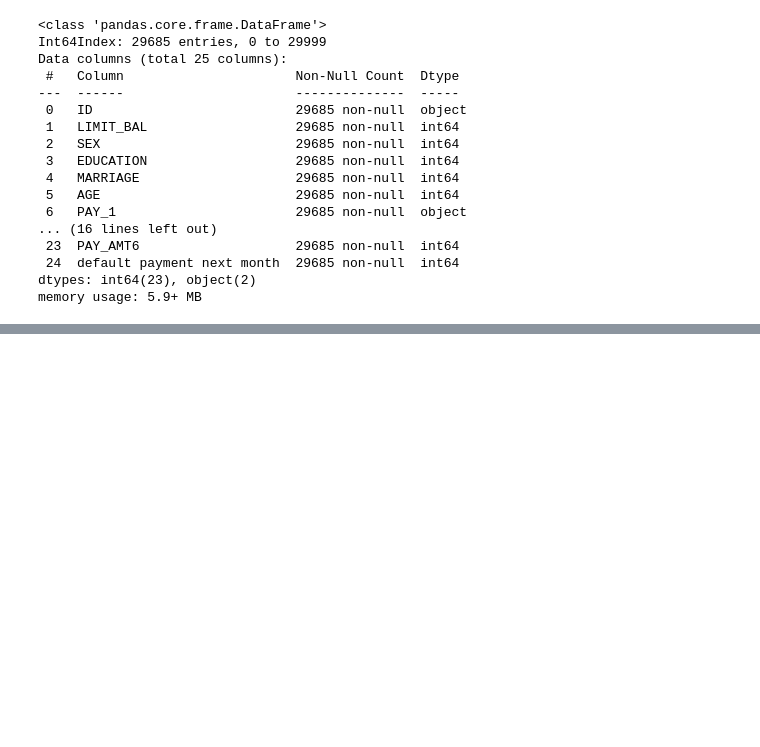
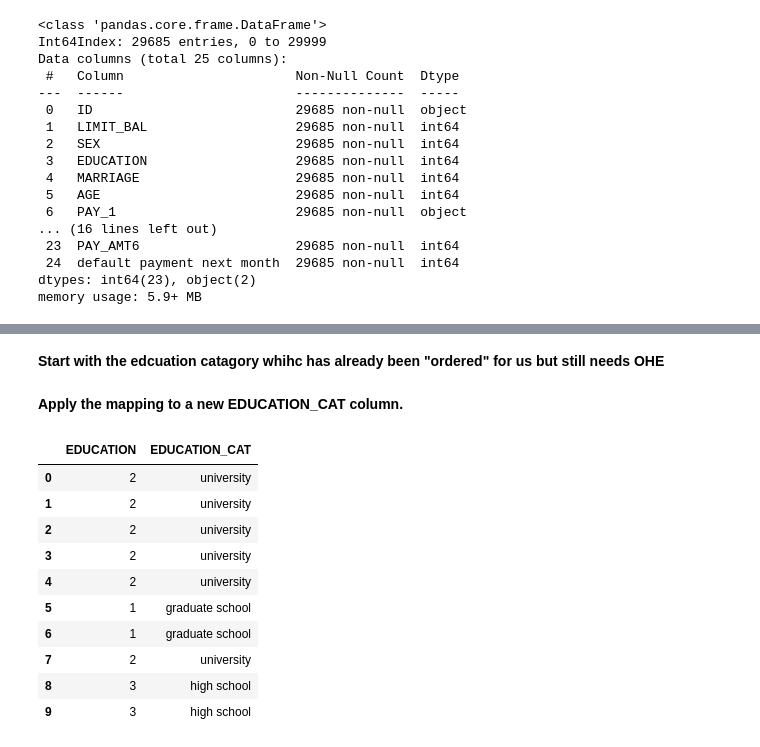
Before and after one commit to jkenney0501/Python_Supervised_Learning, a Jupyter notebook: LogisticRegression-CreditDefault/NoteBooks/Data Exploration and Cleaning.ipynb, the cells around one changed output, grey strips where cells are left out. Saved outputs shown, nothing was run; the diff lists cells and outputs as text; code cells hidden in the pictures; blank space fills up the shorter version.

```diff
--- a/LogisticRegression-CreditDefault/NoteBooks/Data Exploration and Cleaning.ipynb
+++ b/LogisticRegression-CreditDefault/NoteBooks/Data Exploration and Cleaning.ipynb
@@ -205,0 +330,3 @@ memory usage: 5.9+ MB
+# %%
+# group 0,5,6 inpt other
+df_clean2['EDUCATION'].replace(to_replace=[0,5,6], value=4, inplace=True)
@@ -205,0 +370,2 @@ memory usage: 5.9+ MB
+# %% [markdown]
+**Start with the edcuation catagory whihc has already been "ordered" for us but still needs OHE**
@@ -205,0 +380,2 @@ memory usage: 5.9+ MB
+# %% [markdown]
+**Apply the mapping to a new EDUCATION_CAT column.**
@@ -205,0 +384,15 @@ memory usage: 5.9+ MB
+# %%
+# view results
+df_clean2[['EDUCATION', 'EDUCATION_CAT']].head(10)
+# %% [output]
+|  | EDUCATION | EDUCATION_CAT |
+| 0 | 2 | university |
+| 1 | 2 | university |
+| 2 | 2 | university |
+| 3 | 2 | university |
+| 4 | 2 | university |
+| 5 | 1 | graduate school |
+| 6 | 1 | graduate school |
+| 7 | 2 | university |
+| 8 | 3 | high school |
+| 9 | 3 | high school |
```
Also changed, not shown: parts of 43 cells of this notebook, 1 other file.
